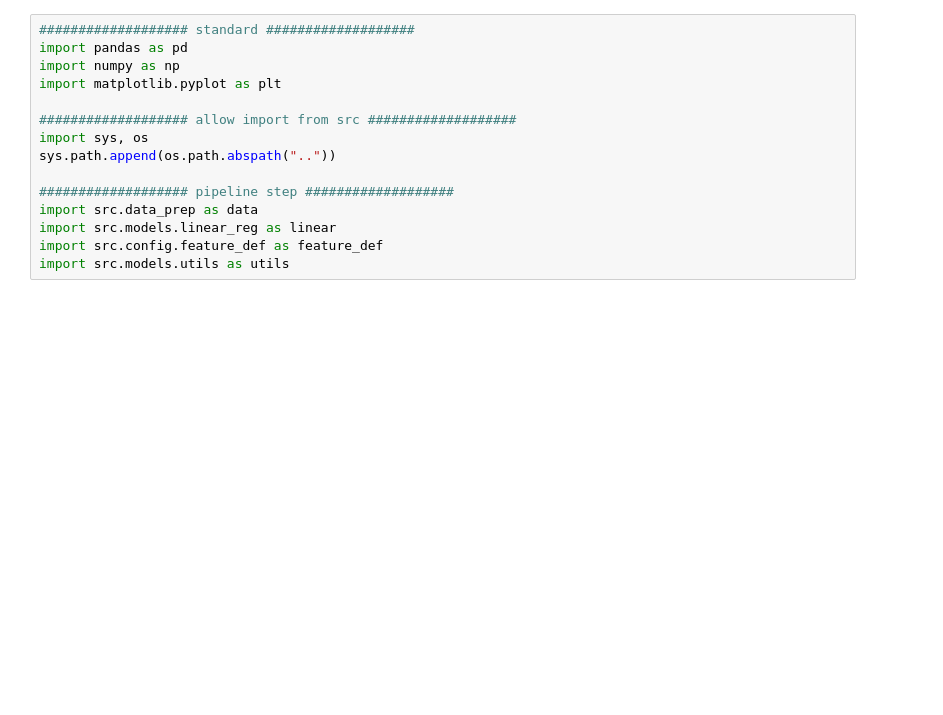
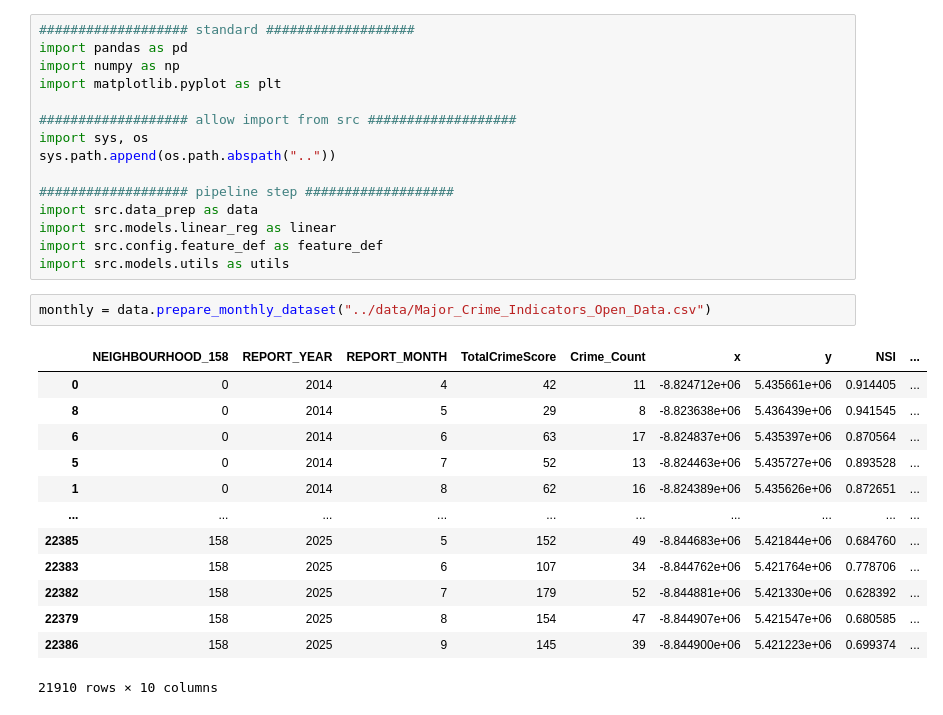
Before and after one commit to LOFIBOY217/CSCC11-NSI_Regression-Project, a Jupyter notebook: notebooks/linear_regression_pipeline.ipynb, the cells around one changed output. Cells and saved outputs as stored; diff of their text form; blank space fills up the shorter version.

```diff
--- a/notebooks/linear_regression_pipeline.ipynb
+++ b/notebooks/linear_regression_pipeline.ipynb
@@ -13,6 +13,22 @@ import src.data_prep as data
 import src.models.linear_reg as linear
 import src.config.feature_def as feature_def
 import src.models.utils as utils
+# %%
+monthly = data.prepare_monthly_dataset("../data/Major_Crime_Indicators_Open_Data.csv")
+# %% [output]
+|  | NEIGHBOURHOOD_158 | REPORT_YEAR | REPORT_MONTH | TotalCrimeScore | Crime_Count | x | y | NSI | ... |
+| 0 | 0 | 2014 | 4 | 42 | 11 | -8.824712e+06 | 5.435661e+06 | 0.914405 | ... |
+| 8 | 0 | 2014 | 5 | 29 | 8 | -8.823638e+06 | 5.436439e+06 | 0.941545 | ... |
+| 6 | 0 | 2014 | 6 | 63 | 17 | -8.824837e+06 | 5.435397e+06 | 0.870564 | ... |
+| 5 | 0 | 2014 | 7 | 52 | 13 | -8.824463e+06 | 5.435727e+06 | 0.893528 | ... |
+| 1 | 0 | 2014 | 8 | 62 | 16 | -8.824389e+06 | 5.435626e+06 | 0.872651 | ... |
+| ... | ... | ... | ... | ... | ... | ... | ... | ... | ... |
+| 22385 | 158 | 2025 | 5 | 152 | 49 | -8.844683e+06 | 5.421844e+06 | 0.684760 | ... |
+| 22383 | 158 | 2025 | 6 | 107 | 34 | -8.844762e+06 | 5.421764e+06 | 0.778706 | ... |
+| 22382 | 158 | 2025 | 7 | 179 | 52 | -8.844881e+06 | 5.421330e+06 | 0.628392 | ... |
+| 22379 | 158 | 2025 | 8 | 154 | 47 | -8.844907e+06 | 5.421547e+06 | 0.680585 | ... |
+| 22386 | 158 | 2025 | 9 | 145 | 39 | -8.844900e+06 | 5.421223e+06 | 0.699374 | ... |
+21910 rows × 10 columns
 # %%
 monthly = data.prepare_monthly_dataset("../data/Major_Crime_Indicators_Open_Data.csv")
 
```
Also changed, not shown: parts of 2 cells of this notebook, 21 other files.
